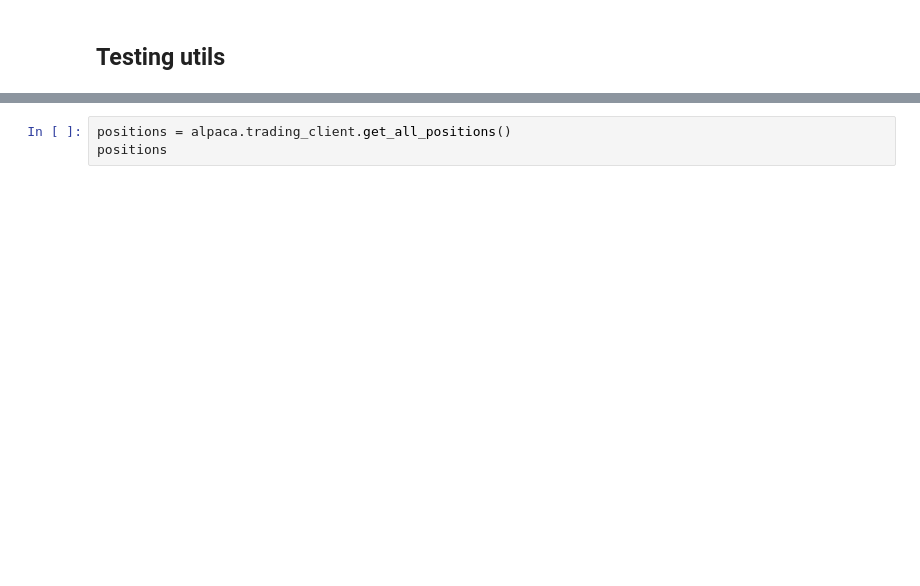
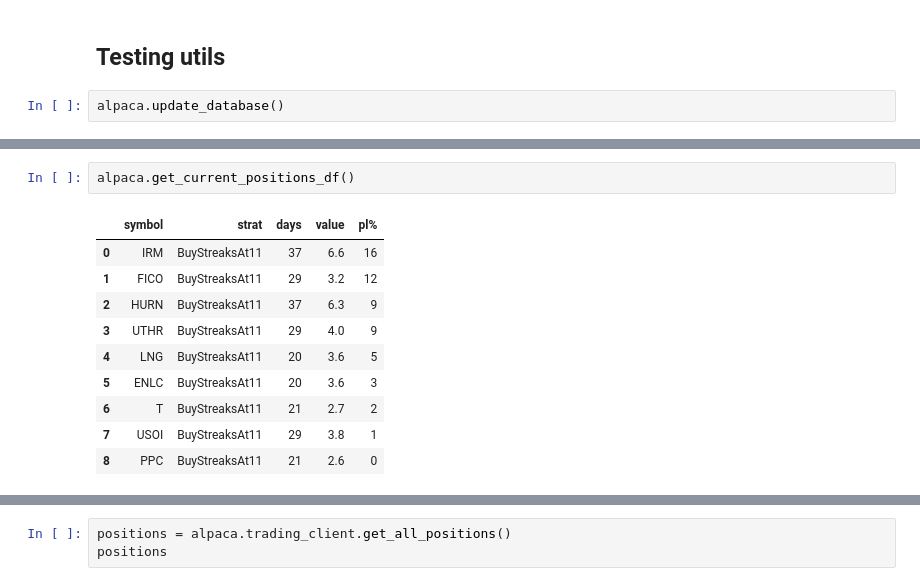
Before and after one commit to alexanu/alpaca_snippets, a Jupyter notebook: alpaca_plays.ipynb, the cells around one changed output, grey strips where cells are left out. Saved outputs shown, nothing was run; the diff lists cells and outputs as text; blank space fills up the shorter version.

```diff
--- a/alpaca_plays.ipynb
+++ b/alpaca_plays.ipynb
@@ -13,2 +368,4 @@ alpaca = utils_for_alpaca.MyAlpaca(os.environ['ALPACA_API_KEY_PAPER'],os.environ
 # %% [markdown]
 ## Testing utils
+# %%
+alpaca.update_database()
@@ -14,0 +391,13 @@ alpaca = utils_for_alpaca.MyAlpaca(os.environ['ALPACA_API_KEY_PAPER'],os.environ
+# %%
+alpaca.get_current_positions_df()
+# %% [output]
+|  | symbol | strat | days | value | pl% |
+| 0 | IRM | BuyStreaksAt11 | 37 | 6.6 | 16 |
+| 1 | FICO | BuyStreaksAt11 | 29 | 3.2 | 12 |
+| 2 | HURN | BuyStreaksAt11 | 37 | 6.3 | 9 |
+| 3 | UTHR | BuyStreaksAt11 | 29 | 4.0 | 9 |
+| 4 | LNG | BuyStreaksAt11 | 20 | 3.6 | 5 |
+| 5 | ENLC | BuyStreaksAt11 | 20 | 3.6 | 3 |
+| 6 | T | BuyStreaksAt11 | 21 | 2.7 | 2 |
+| 7 | USOI | BuyStreaksAt11 | 29 | 3.8 | 1 |
+| 8 | PPC | BuyStreaksAt11 | 21 | 2.6 | 0 |
```
Also changed, not shown: parts of 52 cells of this notebook, 10 other files.
